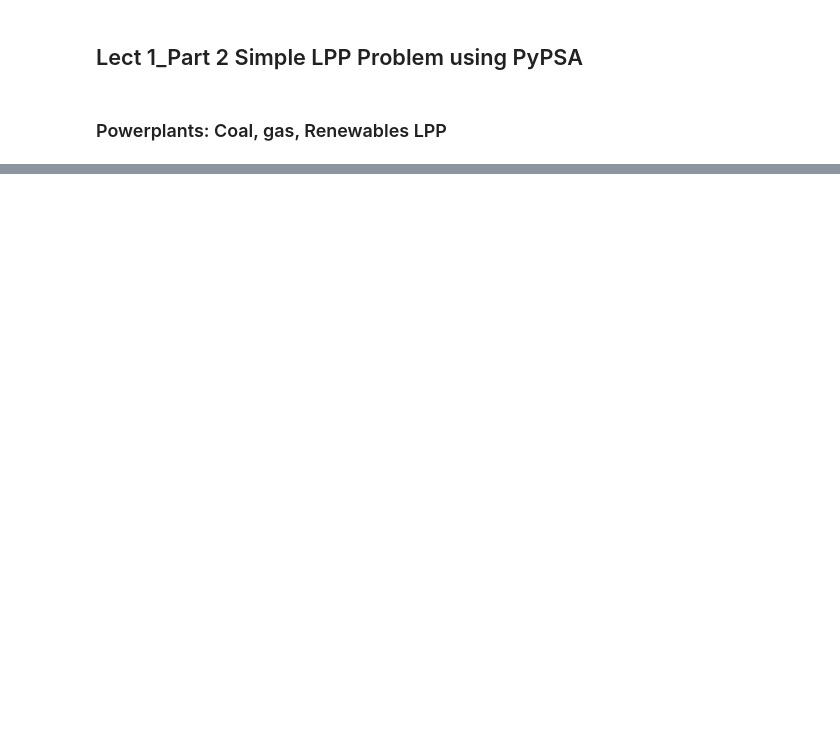
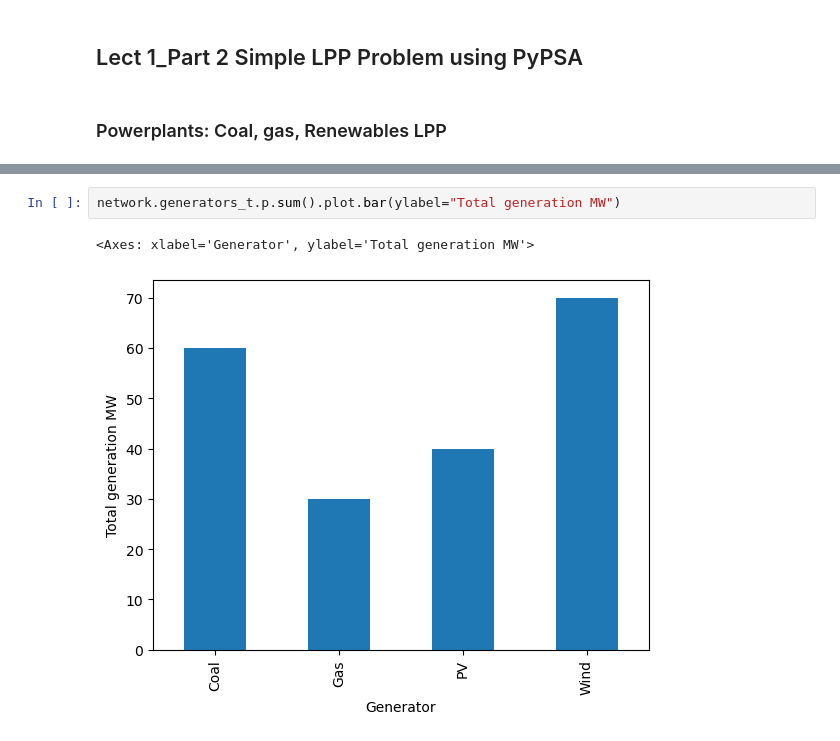
Before and after one commit to SuhasAutade/BTU_lectures_2024, a Jupyter notebook: Lect_1/Lect1_2_coal_gas_renew.ipynb, the cells around one changed output, grey strips where cells are left out. Drawn from its saved outputs; the diff is of its cells as text; blank space fills up the shorter version.

```diff
--- a/Lect_1/Lect1_2_coal_gas_renew.ipynb
+++ b/Lect_1/Lect1_2_coal_gas_renew.ipynb
@@ -73,0 +97,5 @@ plt.show()
+# %%
+network.generators_t.p.sum().plot.bar(ylabel="Total generation MW")
+# %% [output]
+<Axes: xlabel='Generator', ylabel='Total generation MW'>
+[figure, added]
```
Also changed, not shown: parts of 3 cells of this notebook, 1 other file.
